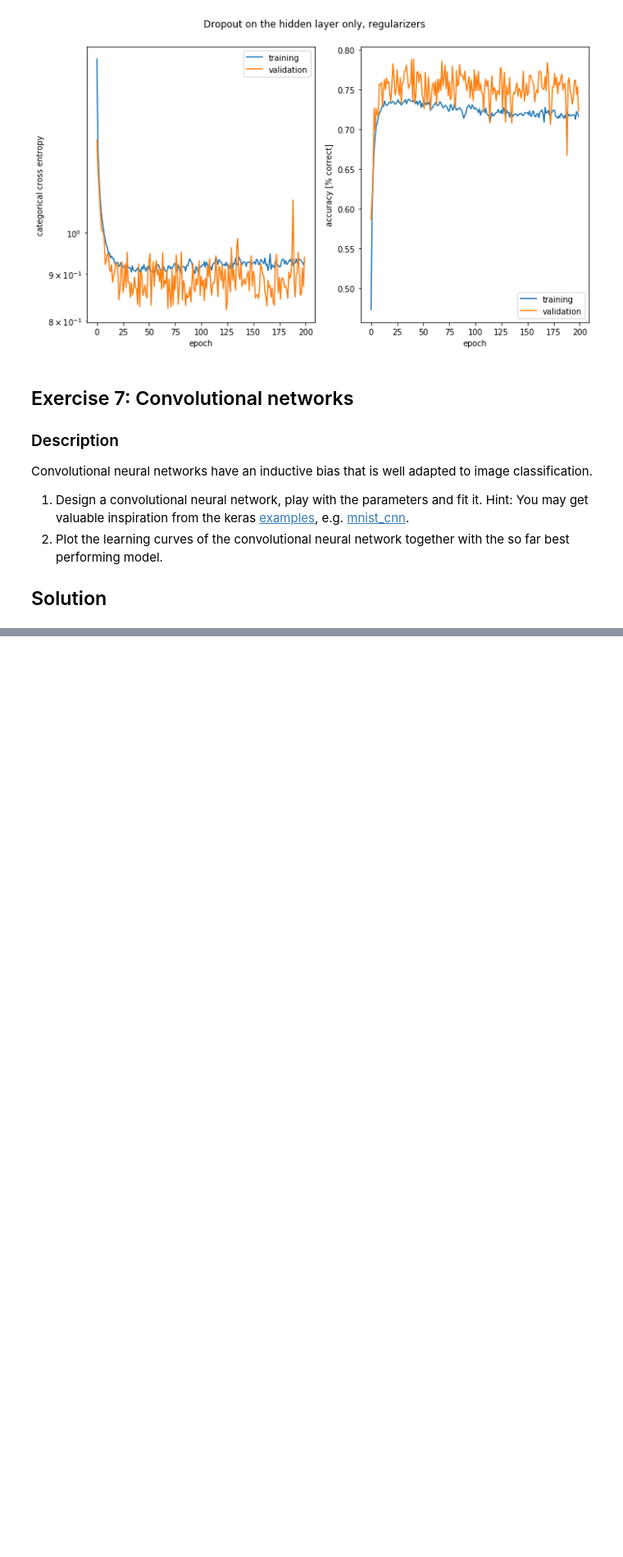
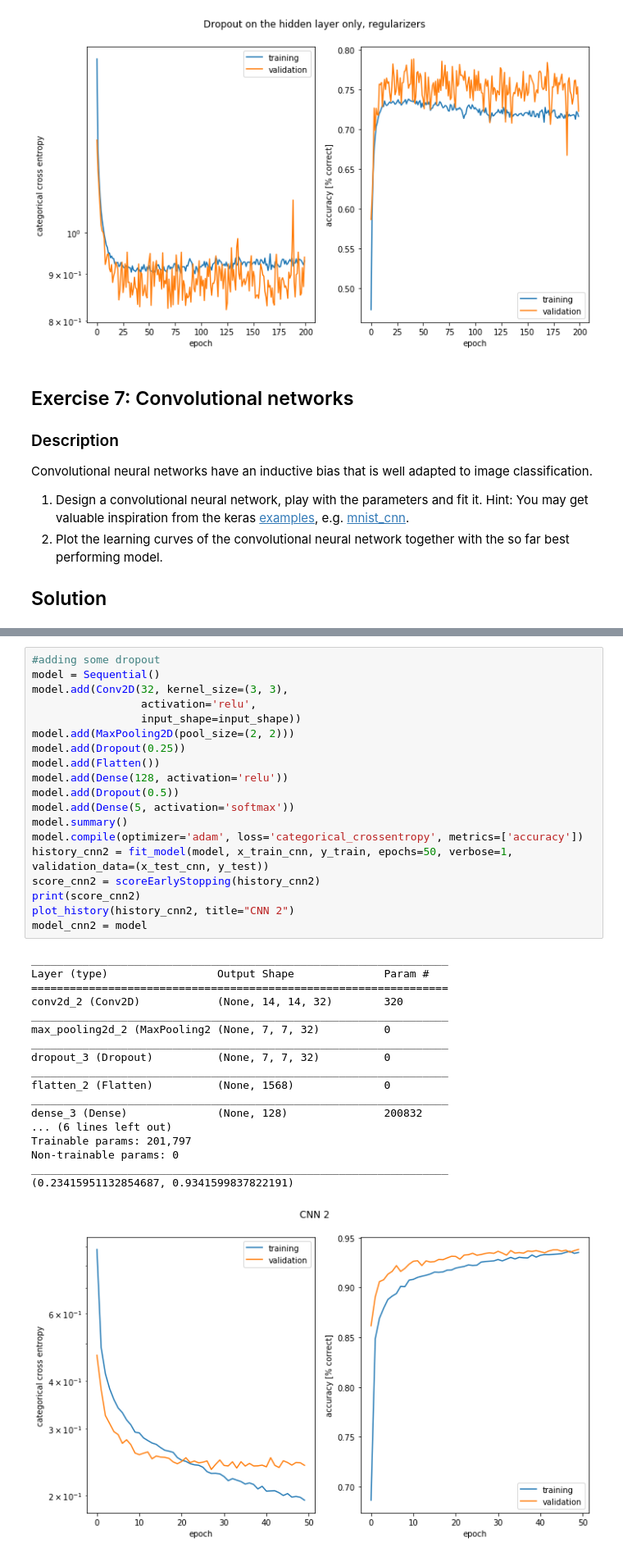
Before and after one commit to adrian-valente/ANN_project1, a Jupyter notebook: miniproject1.ipynb, the cells around one changed output, grey strips where cells are left out. Shown at 82% size. Saved outputs shown, nothing was run; the diff lists cells and outputs as text; blank space fills up the shorter version.

```diff
--- a/miniproject1.ipynb
+++ b/miniproject1.ipynb
@@ -1060,0 +1089,38 @@ NameError: name 'earlyStopping' is not defined
+# %%
+#adding some dropout
+model = Sequential()
+model.add(Conv2D(32, kernel_size=(3, 3),
+                 activation='relu',
+                 input_shape=input_shape))
+model.add(MaxPooling2D(pool_size=(2, 2)))
+model.add(Dropout(0.25))
+model.add(Flatten())
+model.add(Dense(128, activation='relu'))
+model.add(Dropout(0.5))
+model.add(Dense(5, activation='softmax'))
+model.summary()
+model.compile(optimizer='adam', loss='categorical_crossentropy', metrics=['accuracy'])
+history_cnn2 = fit_model(model, x_train_cnn, y_train, epochs=50, verbose=1, validation_data=(x_test_cnn, y_test))
+score_cnn2 = scoreEarlyStopping(history_cnn2)
+print(score_cnn2)
+plot_history(history_cnn2, title="CNN 2")
+model_cnn2 = model
+# %% [output]
+_________________________________________________________________
+Layer (type)                 Output Shape              Param #
+=================================================================
+conv2d_2 (Conv2D)            (None, 14, 14, 32)        320
+_________________________________________________________________
+max_pooling2d_2 (MaxPooling2 (None, 7, 7, 32)          0
+_________________________________________________________________
+dropout_3 (Dropout)          (None, 7, 7, 32)          0
+_________________________________________________________________
+flatten_2 (Flatten)          (None, 1568)              0
+_________________________________________________________________
+dense_3 (Dense)              (None, 128)               200832
+... (6 lines left out)
+Trainable params: 201,797
+Non-trainable params: 0
+_________________________________________________________________
+(0.23415951132854687, 0.9341599837822191)
+[figure, added]
```
Also changed, not shown: parts of 8 cells of this notebook.
